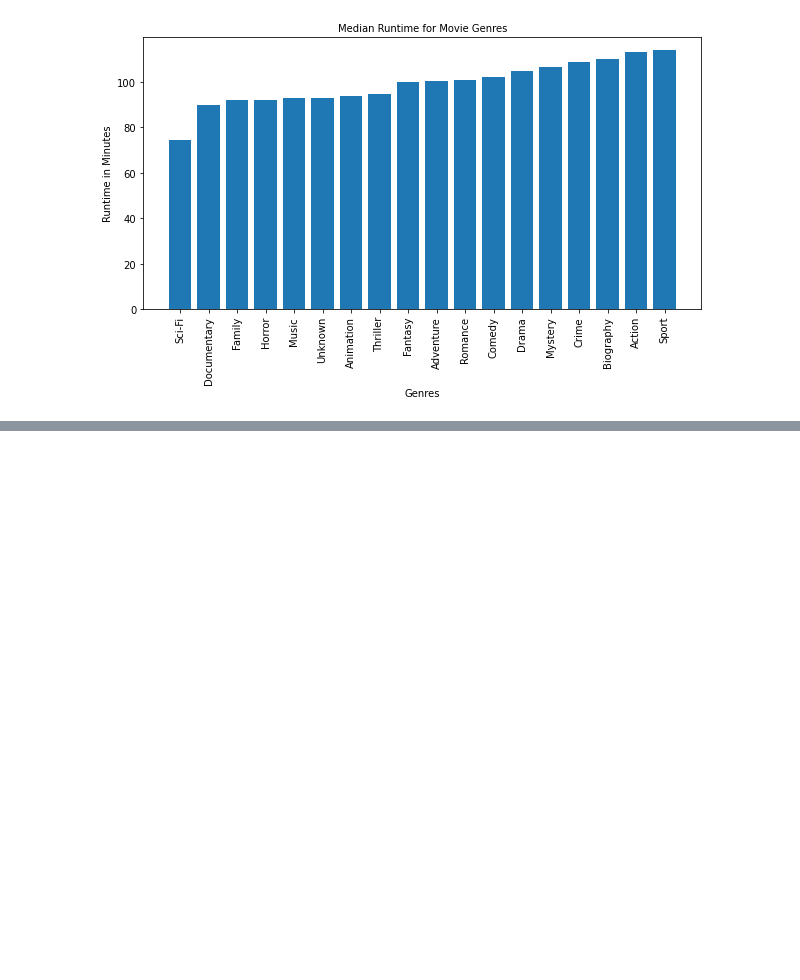
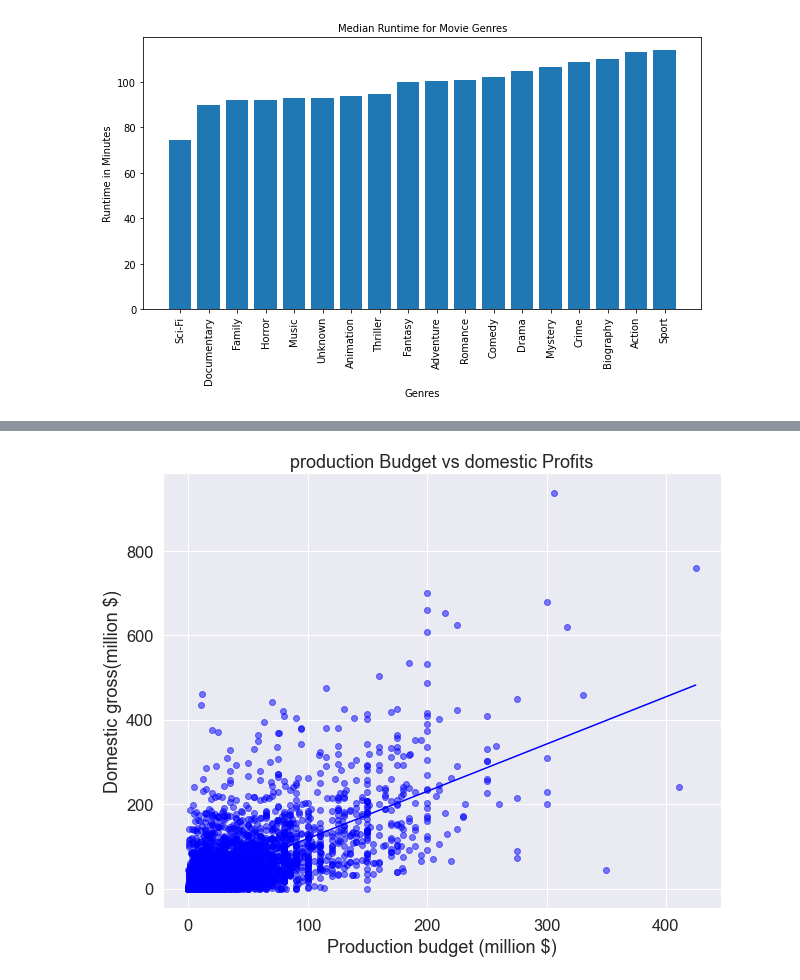
Before and after one commit to bedankibunja/microsoft-movies-project, a Jupyter notebook: student.ipynb, the cells around one changed output, grey strips where cells are left out. Cells and saved outputs as stored; diff of their text form; code cells hidden in the pictures; blank space fills up the shorter version.

```diff
--- a/student.ipynb
+++ b/student.ipynb
@@ -631,0 +656,25 @@ plt.show()
+# %%
+#correlation between production budget and domestic_gross
+import seaborn as sns
+import numpy as np
+sns.set_style("whitegrid")
+sns.set(font_scale = 1.5)
+
+x = tnmovies_budget['production_budget']/1000000
+y = tnmovies_budget['domestic_gross']/1000000
+
+#this calculates the slope 'm' and y-intercept 'b' of the line of best fit for the given x and y data. '1' indicates straight line.
+m, b = np.polyfit(x,y,1)
+
+fig,ax = plt.subplots(figsize=(10,8), facecolor = 'white', edgecolor= 'black')
+ax.scatter(x,y, color = 'blue', alpha = .5)
+
+plt.plot(x, m*x +b, color = "blue", label="line of best fit")
+ax.set_title("production Budget vs domestic Profits")
+ax.set_xlabel("Production budget (million $)")
+ax.set_ylabel("Domestic gross(million $)")
+
+
+ax.ticklabel_format(axis = 'y', style='plain');
+# %% [output]
+[figure, added]
```
Also changed, not shown: parts of 5 cells of this notebook.
